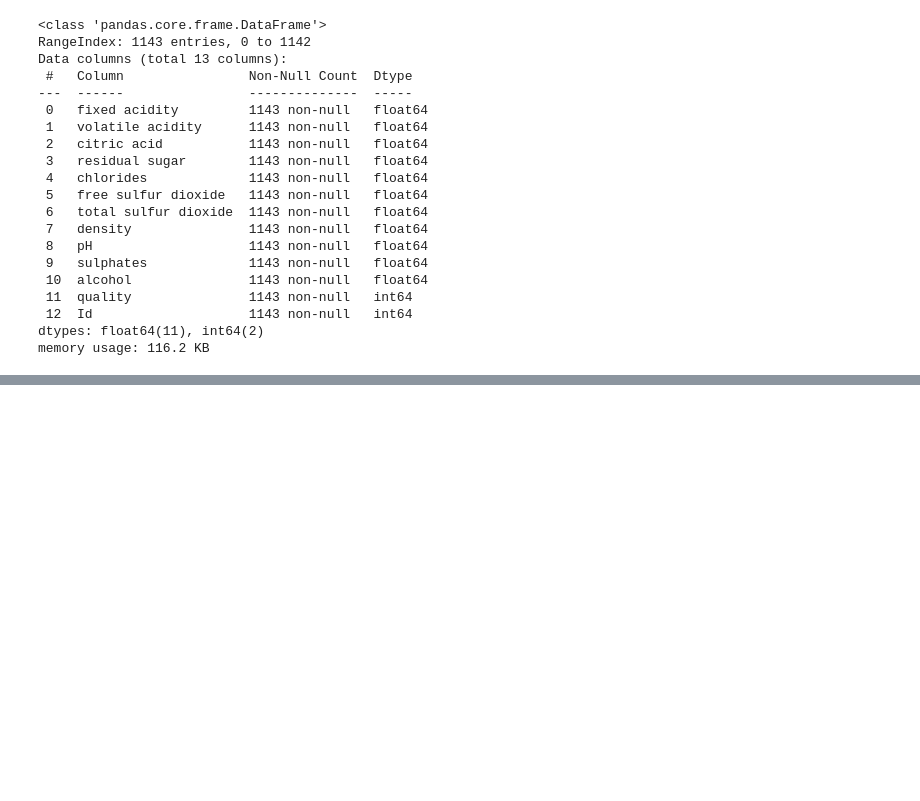
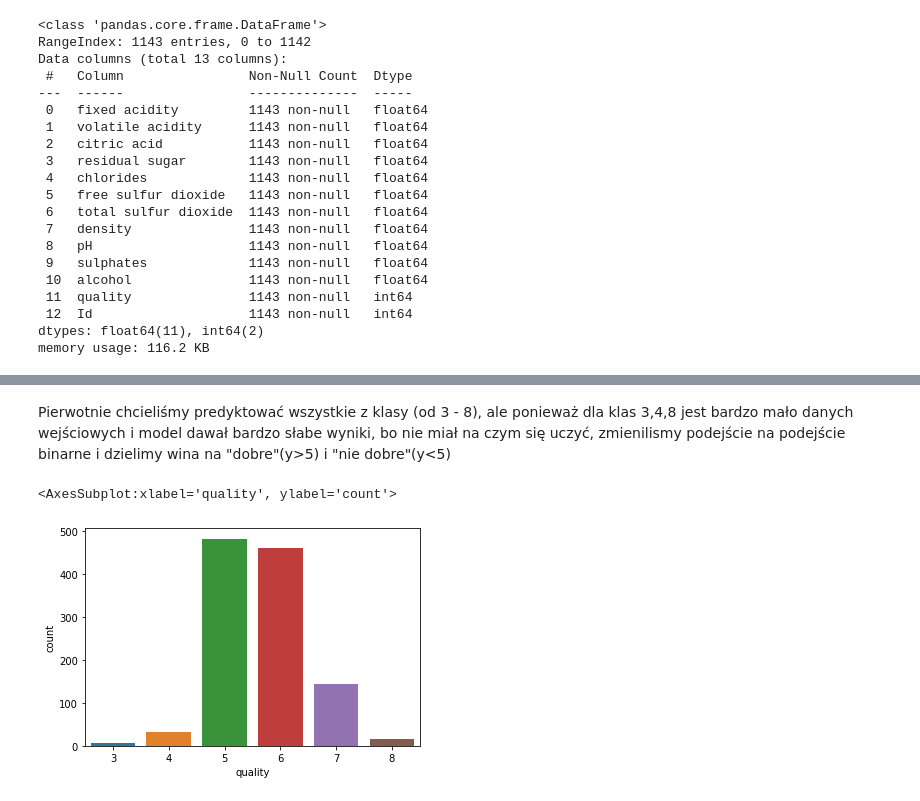
Before and after one commit to MartinM0s/winko, a Jupyter notebook: 28_05_PROJEKT_PRAKTYCZNY.ipynb, the cells around one changed output, grey strips where cells are left out. Cells and saved outputs as stored; diff of their text form; code cells hidden in the pictures; blank space fills up the shorter version.

```diff
--- a/28_05_PROJEKT_PRAKTYCZNY.ipynb
+++ b/28_05_PROJEKT_PRAKTYCZNY.ipynb
@@ -40,3 +83,10 @@ memory usage: 116.2 KB
+# %% [markdown]
+Pierwotnie chcieliśmy predyktować wszystkie z klasy (od 3 - 8), ale ponieważ dla klas 3,4,8 jest bardzo mało danych wejściowych i model dawał bardzo słabe wyniki, bo nie miał na czym się uczyć, zmienilismy podejście na podejście binarne i dzielimy wina na "dobre"(y>5) i "nie dobre"(y<5)
+# %%
+sns.countplot(x="quality", data=df)
+# %% [output]
+<AxesSubplot:xlabel='quality', ylabel='count'>
+[figure, added]
 # %%
 pd.Series(y).value_counts().sort_index()
 # %% [output]
```
Also changed, not shown: parts of 26 cells of this notebook.
